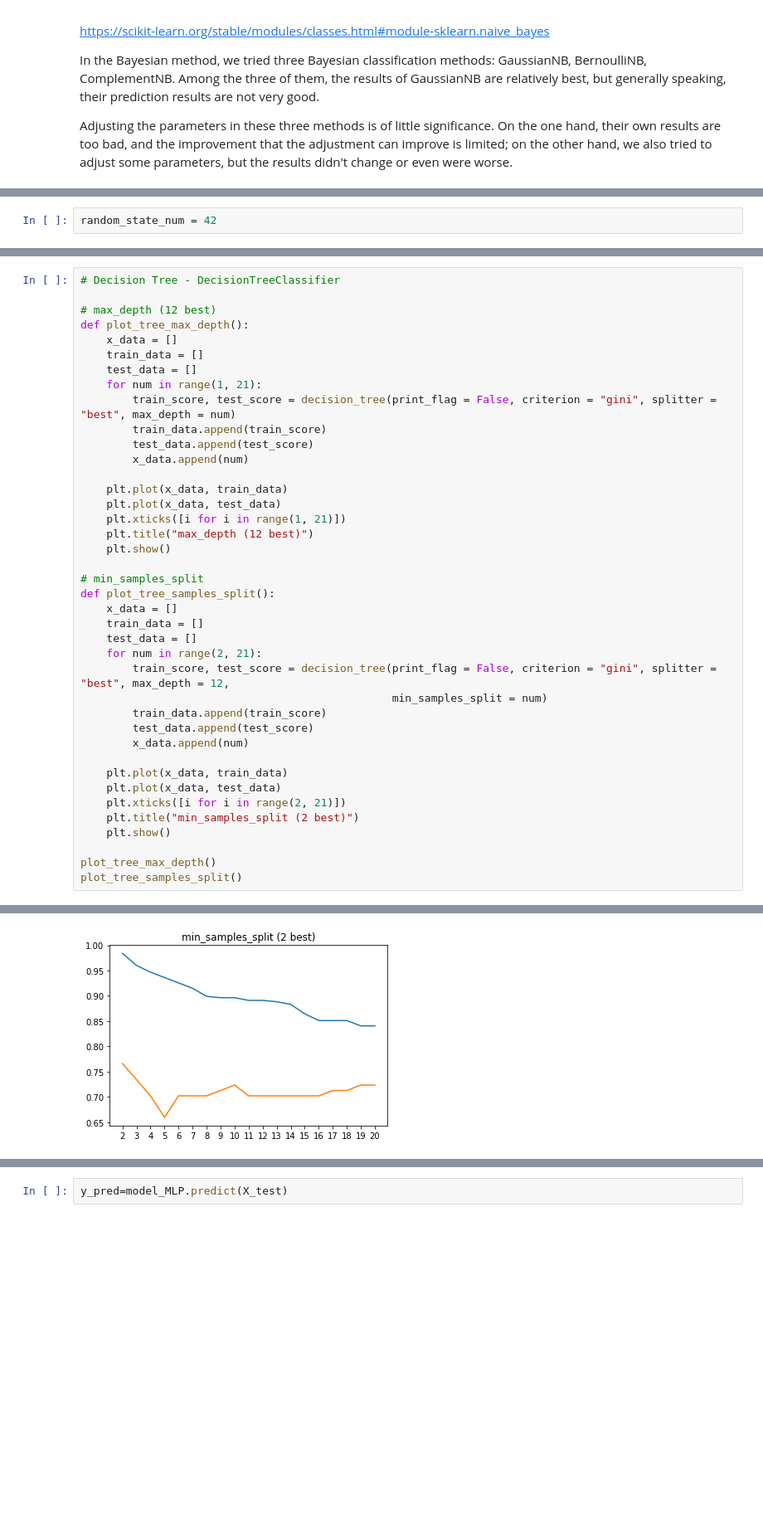
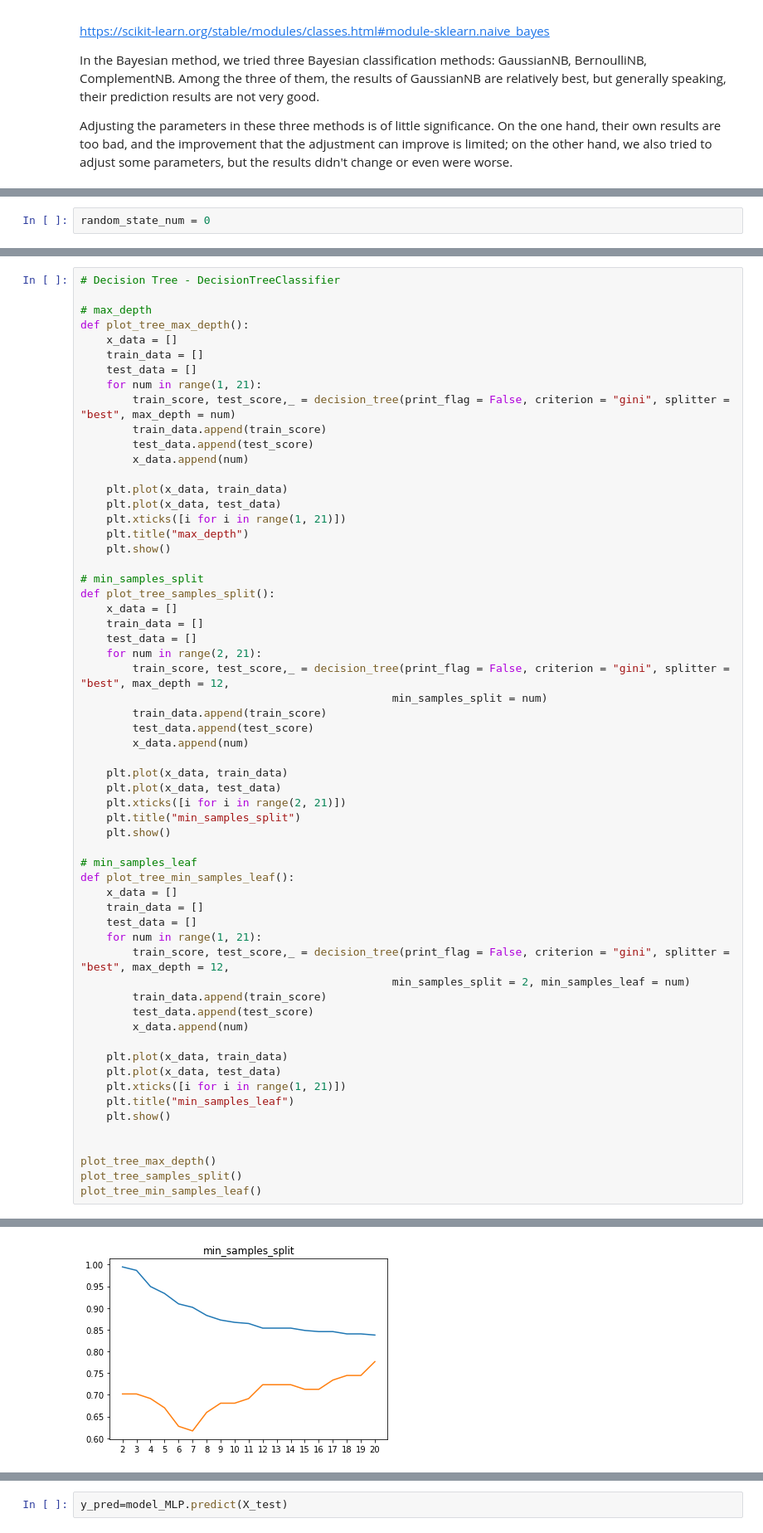
Before and after one commit to QishengL/DS_StrokeDetection, a Jupyter notebook: sklearn_hyperparameter.ipynb, the cells around one changed output, grey strips where cells are left out. Shown at 83% size. Drawn from its saved outputs; the diff is of its cells as text; blank space fills up the shorter version.

Commit message:
update Decision Tree

```diff
--- a/sklearn_hyperparameter.ipynb
+++ b/sklearn_hyperparameter.ipynb
@@ -253,4 +266,4 @@ Parameter:
 # %%
-random_state_num = 42
+random_state_num = 0
 # %%
 # Decision Tree - DecisionTreeClassifier
@@ -278,13 +328,13 @@ Score: 0.9840425531914894, 0.7659574468085106
 # %%
 # Decision Tree - DecisionTreeClassifier
 
-# max_depth (12 best)
+# max_depth
 def plot_tree_max_depth():
     x_data = []
     train_data = []
     test_data = []
     for num in range(1, 21):
-        train_score, test_score = decision_tree(print_flag = False, criterion = "gini", splitter = "best", max_depth = num)
+        train_score, test_score,_ = decision_tree(print_flag = False, criterion = "gini", splitter = "best", max_depth = num)
         train_data.append(train_score)
         test_data.append(test_score)
         x_data.append(num)
@@ -292,7 +342,7 @@ def plot_tree_max_depth():
     plt.plot(x_data, train_data)
     plt.plot(x_data, test_data)
     plt.xticks([i for i in range(1, 21)])
-    plt.title("max_depth (12 best)")
+    plt.title("max_depth")
     plt.show()
 
 # min_samples_split
@@ -301,7 +351,7 @@ def plot_tree_samples_split():
     train_data = []
     test_data = []
     for num in range(2, 21):
-        train_score, test_score = decision_tree(print_flag = False, criterion = "gini", splitter = "best", max_depth = 12,
+        train_score, test_score,_ = decision_tree(print_flag = False, criterion = "gini", splitter = "best", max_depth = 12,
                                                 min_samples_split = num)
         train_data.append(train_score)
         test_data.append(test_score)
@@ -310,9 +360,29 @@ def plot_tree_samples_split():
     plt.plot(x_data, train_data)
     plt.plot(x_data, test_data)
     plt.xticks([i for i in range(2, 21)])
-    plt.title("min_samples_split (2 best)")
+    plt.title("min_samples_split")
     plt.show()
+
+# min_samples_leaf
+def plot_tree_min_samples_leaf():
+    x_data = []
+    train_data = []
+    test_data = []
+    for num in range(1, 21):
+        train_score, test_score,_ = decision_tree(print_flag = False, criterion = "gini", splitter = "best", max_depth = 12,
+                                                min_samples_split = 2, min_samples_leaf = num)
+        train_data.append(train_score)
+        test_data.append(test_score)
+        x_data.append(num)
+
+    plt.plot(x_data, train_data)
+    plt.plot(x_data, test_data)
+    plt.xticks([i for i in range(1, 21)])
+    plt.title("min_samples_leaf")
+    plt.show()
+
 
 plot_tree_max_depth()
 plot_tree_samples_split()
+plot_tree_min_samples_leaf()
 # %% [output]
@@ -320 +390 @@ plot_tree_samples_split()
-[figure, old version]
+[figure, new version]
```
Also changed, not shown: parts of 19 cells of this notebook.
